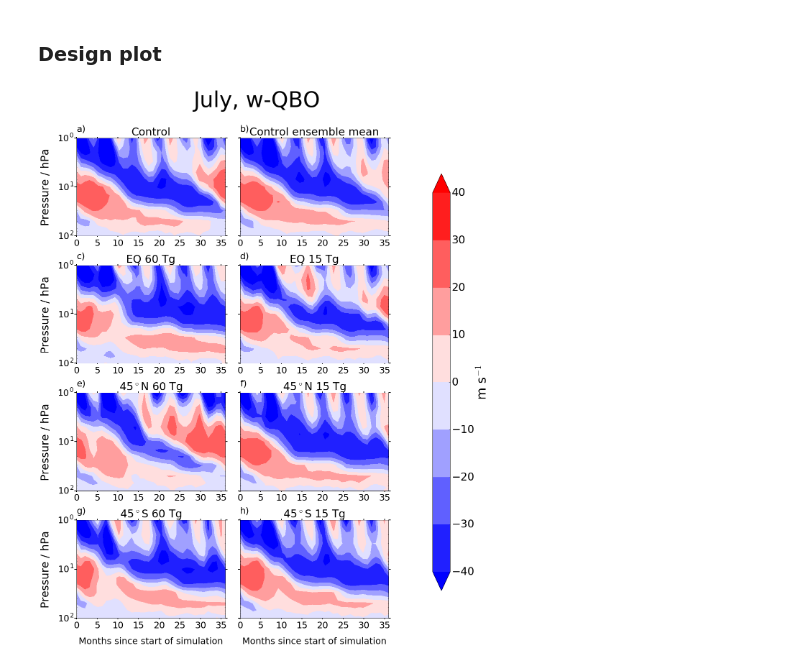
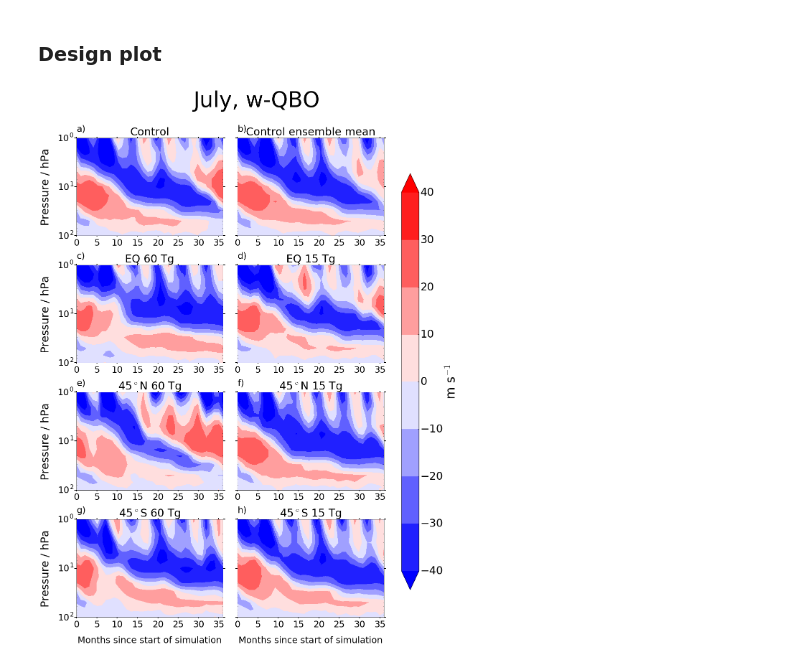
Before and after one commit to flossie-brown/graphs-for-paper, a Jupyter notebook: QBO - JULY W.ipynb, the cells around one changed output. Saved outputs shown, nothing was run; the diff lists cells and outputs as text; code cells hidden in the pictures.

```diff
--- a/QBO - JULY W.ipynb
+++ b/QBO - JULY W.ipynb
@@ -118,33 +118,33 @@ for eruption in areaav_list[3:6]:
     data = np.transpose(eruption.data)
     cf = ax[i].contourf(x,y,data, contour_levels, extend = 'both', cmap = plt.cm.bwr)
     ax[i].xaxis.set_tick_params(width=2, labelsize = 25, direction = 'out', length = 3)
     ax[i].yaxis.set_tick_params(width=2, labelsize = 25, direction = 'out', length = 6)
     ax[i].set_title(letter_labels[i], size=25, loc = 'left', y = 1.05)
     ax[i].set_title(names[i], size=30, y = 1.01)
     ax[i].invert_yaxis()
 
 data = np.transpose(control_mean.data)
 cf = ax[1].contourf(x,y,data, contour_levels, extend = 'both', cmap = plt.cm.bwr)
 ax[1].set_ylim(1,100)
 ax[1].xaxis.set_tick_params(width=2, labelsize = 25, direction = 'out', length = 3)
 ax[1].yaxis.set_tick_params(width=2, labelsize = 25, direction = 'out', length = 6)
 ax[1].set_title(letter_labels[1], size=25, loc = 'left', y = 1.05)
 ax[1].set_title(names[1], size=30, y = 1.01)
 ax[1].set_yscale('log')
 ax[1].invert_yaxis()
 
 ax[6].set_xlabel('Months since start of simulation', fontsize = 25, labelpad = 20)
 ax[7].set_xlabel('Months since start of simulation', fontsize = 25, labelpad = 20)
 
 plt.suptitle('July, w-QBO', size=60, y = 0.94)
 
-cbar_ax = fig.add_axes([0.9, 0.1, 0.04, 0.7])
+cbar_ax = fig.add_axes([0.83, 0.1, 0.04, 0.7])
 colourbar = plt.colorbar(cf, cax = cbar_ax , orientation = 'vertical')
 colourbar.set_label('m s$^{-1}$', fontsize = 35)
 colourbar.ax.tick_params(labelsize=30)
 
 plt.tight_layout()
-plt.subplots_adjust( top = 0.86, right = 0.8, wspace = 0.1, hspace = 0.3)
+plt.subplots_adjust( top = 0.86, right = 0.79, wspace = 0.1, hspace = 0.3)
 plt.savefig('JLW_QBO.png')
 # %% [output]
-[figure, old version]
+[figure, new version]
```
Also changed, not shown: 3 other files.
